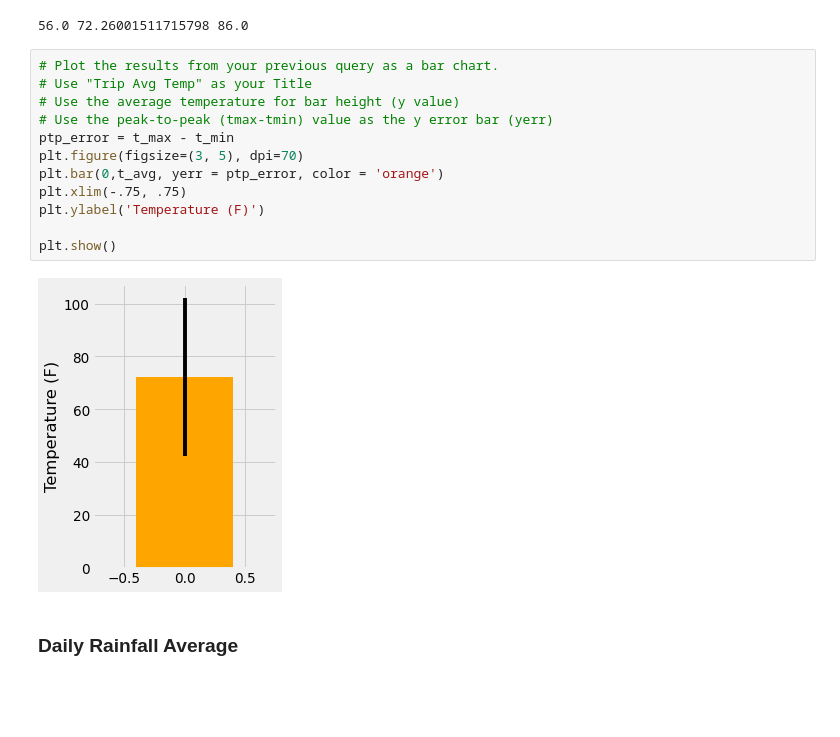
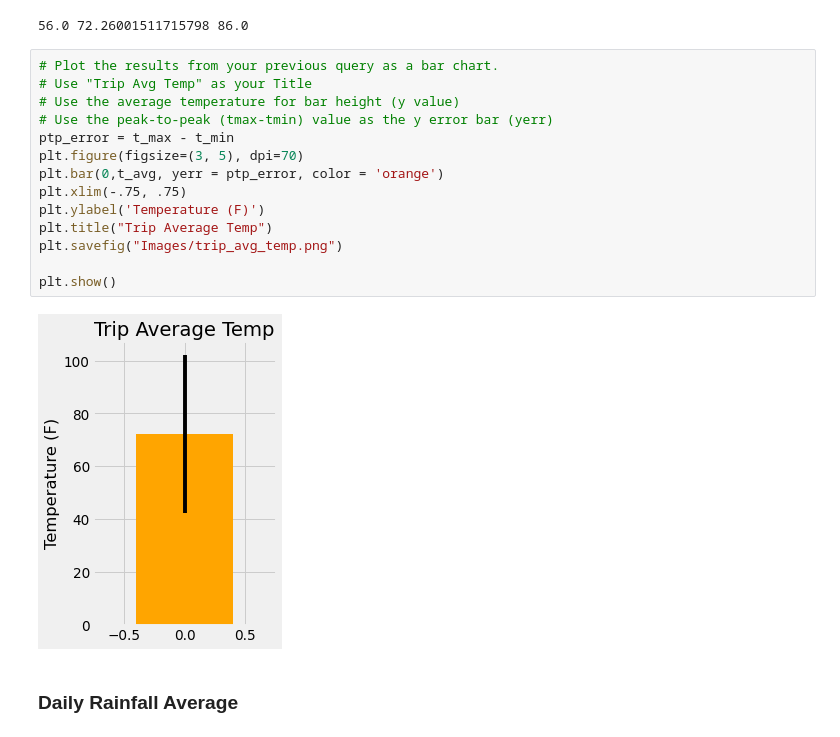
Before and after one commit to HsuChe/climate-summary-app, a Jupyter notebook: temp_analysis_bonus_2_starter.ipynb, the cells around one changed output. Saved outputs shown, nothing was run; the diff lists cells and outputs as text; blank space fills up the shorter version.

Commit message:
updates to images folder for bonuses

```diff
--- a/temp_analysis_bonus_2_starter.ipynb
+++ b/temp_analysis_bonus_2_starter.ipynb
@@ -70,17 +70,19 @@ print(t_min, t_avg, t_max)
 # %%
 # Plot the results from your previous query as a bar chart.
 # Use "Trip Avg Temp" as your Title
 # Use the average temperature for bar height (y value)
 # Use the peak-to-peak (tmax-tmin) value as the y error bar (yerr)
 ptp_error = t_max - t_min
 plt.figure(figsize=(3, 5), dpi=70)
 plt.bar(0,t_avg, yerr = ptp_error, color = 'orange')
 plt.xlim(-.75, .75)
 plt.ylabel('Temperature (F)')
+plt.title("Trip Average Temp")
+plt.savefig("Images/trip_avg_temp.png")
 
 plt.show()
 # %% [output]
-[figure, old version]
+[figure, new version]
 # %% [markdown]
 ### Daily Rainfall Average
 # %%
```
Also changed, not shown: parts of 3 cells of this notebook, 5 other files.
